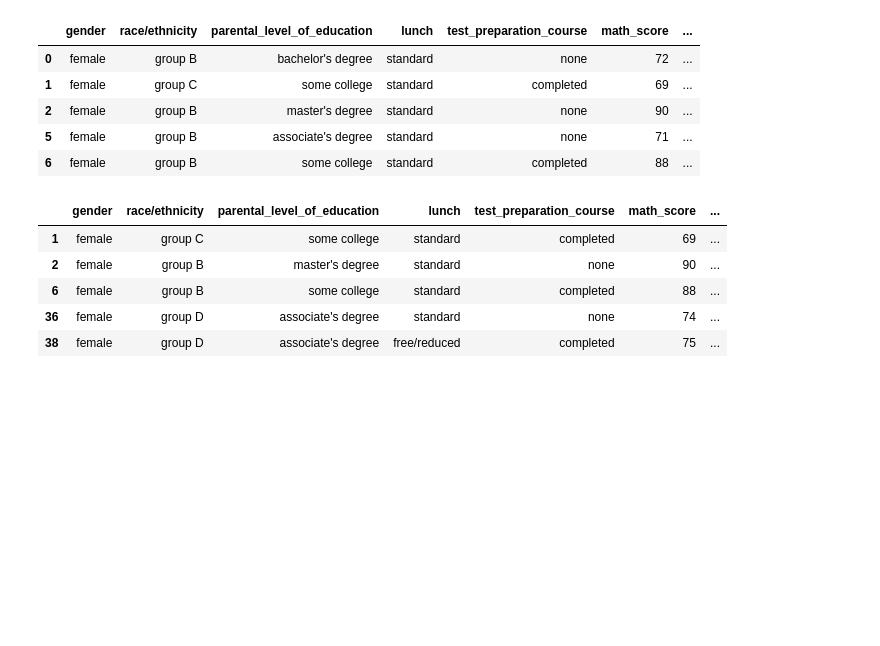
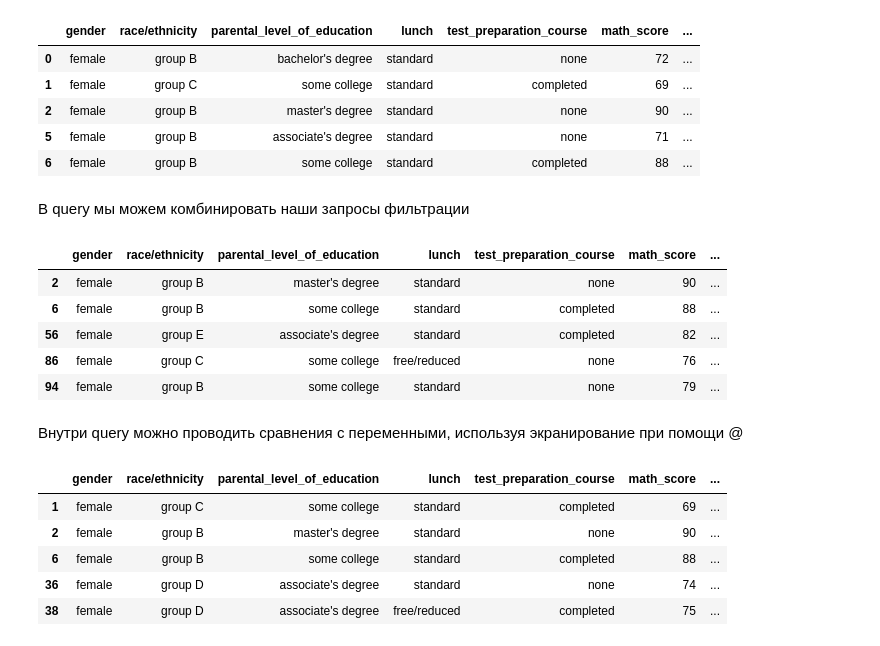
Before and after one commit to nedokormysh/Stepik_Karpov_ML, a Jupyter notebook: Stepik_filtration.ipynb, the cells around one changed output. Saved outputs shown, nothing was run; the diff lists cells and outputs as text; code cells hidden in the pictures; blank space fills up the shorter version.

```diff
--- a/Stepik_filtration.ipynb
+++ b/Stepik_filtration.ipynb
@@ -295,6 +425,7 @@ student_performance.groupby('lunch').describe().T
 # %%
-student_performances = pd.read_csv('https://stepik.org/media/attachments/course/4852/StudentsPerformance.csv')
-student_performances.head()
+#students_performance = pd.read_csv('https://stepik.org/media/attachments/course/4852/StudentsPerformance.csv')
+students_performance = pd.read_csv('https://raw.githubusercontent.com/nedokormysh/Stepik_Karpov_ML/main/StudentsPerformance.csv')
+students_performance.head()
 # %% [output]
 |  | gender | race/ethnicity | parental level of education | lunch | test preparation course | math score | ... |
 | 0 | female | group B | bachelor's degree | standard | none | 72 | ... |
@@ -303,14 +434,14 @@ student_performances.head()
 | 3 | male | group A | associate's degree | free/reduced | none | 47 | ... |
 | 4 | male | group C | some college | standard | none | 76 | ... |
 # %%
-student_performances = student_performances\
+students_performance = students_performance\
     .rename(columns={'parental level of education': 'parental_level_of_education',
                      'test preparation course': 'test_preparation_course',
                      'math score': 'math_score',
                      'reading score': 'reading_score',
                      'writing score': 'writing_score'})
 
-student_performances.head()
+students_performance.head()
 # %% [output]
 |  | gender | race/ethnicity | parental_level_of_education | lunch | test_preparation_course | math_score | ... |
 | 0 | female | group B | bachelor's degree | standard | none | 72 | ... |
@@ -336,6 +471,19 @@ student_performances.query("gender == 'female'").head()
 | 2 | female | group B | master's degree | standard | none | 90 | ... |
 | 5 | female | group B | associate's degree | standard | none | 71 | ... |
 | 6 | female | group B | some college | standard | completed | 88 | ... |
+# %% [markdown]
+В query мы можем комбинировать наши запросы фильтрации
+# %%
+students_performance.query('gender == "female" & math_score > 75').head()
+# %% [output]
+|  | gender | race/ethnicity | parental_level_of_education | lunch | test_preparation_course | math_score | ... |
+| 2 | female | group B | master's degree | standard | none | 90 | ... |
+| 6 | female | group B | some college | standard | completed | 88 | ... |
+| 56 | female | group E | associate's degree | standard | completed | 82 | ... |
+| 86 | female | group C | some college | free/reduced | none | 76 | ... |
+| 94 | female | group B | some college | standard | none | 79 | ... |
+# %% [markdown]
+Внутри query можно проводить сравнения с переменными, используя экранирование при помощи @
 # %%
 writing_score_query = 78
 # %%
```
Also changed, not shown: parts of 84 cells of this notebook.
